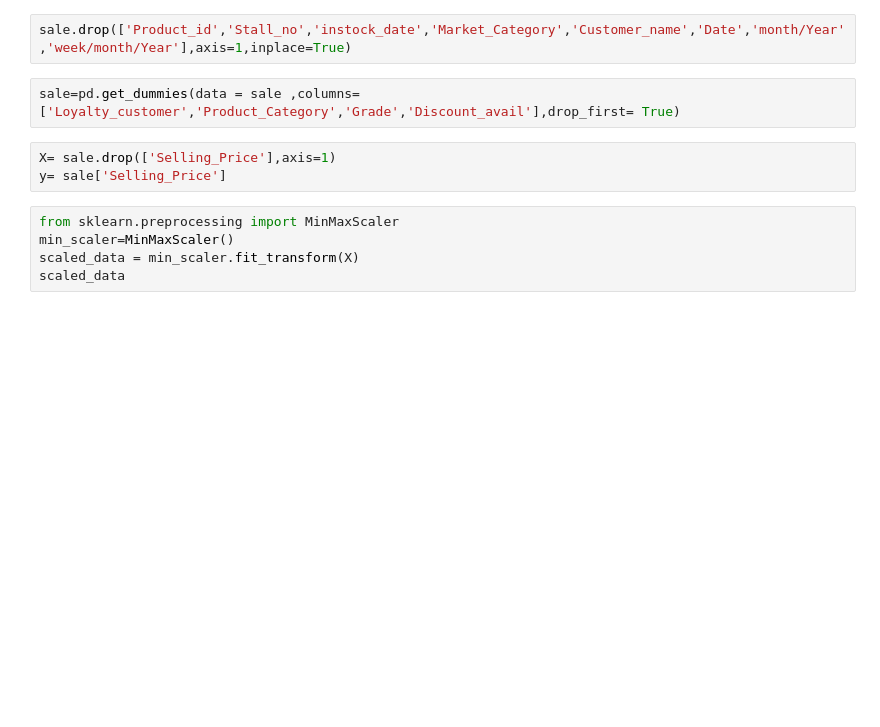
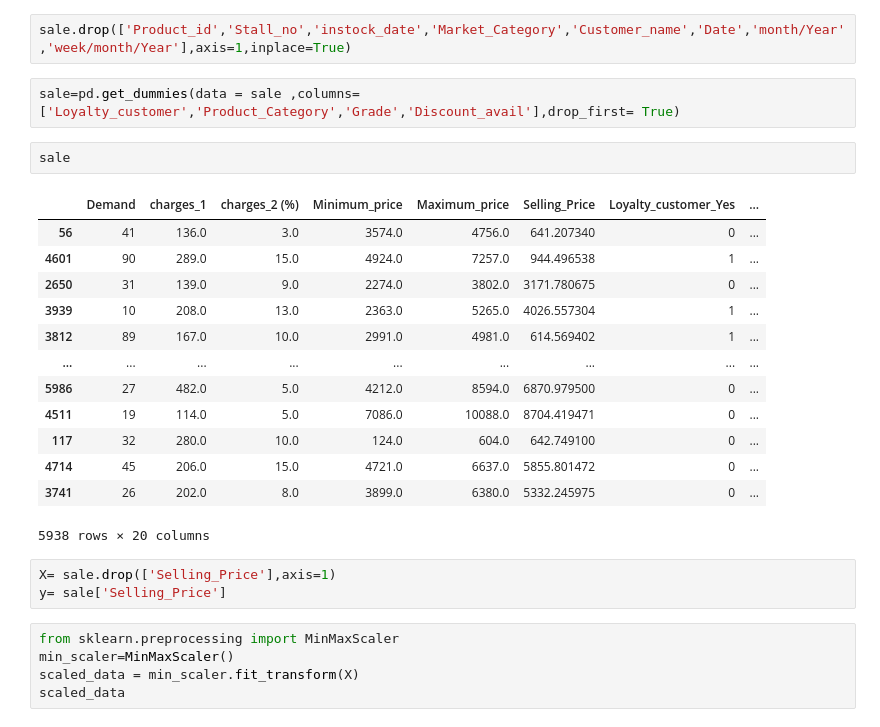
Before and after one commit to AnushaNarayananP/class-lectures-track-1-ml, a Jupyter notebook: Linear Regression practice sales.ipynb, the cells around one changed output. Saved outputs shown, nothing was run; the diff lists cells and outputs as text; blank space fills up the shorter version.

```diff
--- a/Linear Regression practice sales.ipynb
+++ b/Linear Regression practice sales.ipynb
@@ -385,6 +385,22 @@ plt.show()
 sale.drop(['Product_id','Stall_no','instock_date','Market_Category','Customer_name','Date','month/Year','week/month/Year'],axis=1,inplace=True)
 # %%
 sale=pd.get_dummies(data = sale ,columns=['Loyalty_customer','Product_Category','Grade','Discount_avail'],drop_first= True)
+# %%
+sale
+# %% [output]
+|  | Demand | charges_1 | charges_2 (%) | Minimum_price | Maximum_price | Selling_Price | Loyalty_customer_Yes | ... |
+| 56 | 41 | 136.0 | 3.0 | 3574.0 | 4756.0 | 641.207340 | 0 | ... |
+| 4601 | 90 | 289.0 | 15.0 | 4924.0 | 7257.0 | 944.496538 | 1 | ... |
+| 2650 | 31 | 139.0 | 9.0 | 2274.0 | 3802.0 | 3171.780675 | 0 | ... |
+| 3939 | 10 | 208.0 | 13.0 | 2363.0 | 5265.0 | 4026.557304 | 1 | ... |
+| 3812 | 89 | 167.0 | 10.0 | 2991.0 | 4981.0 | 614.569402 | 1 | ... |
+| ... | ... | ... | ... | ... | ... | ... | ... | ... |
+| 5986 | 27 | 482.0 | 5.0 | 4212.0 | 8594.0 | 6870.979500 | 0 | ... |
+| 4511 | 19 | 114.0 | 5.0 | 7086.0 | 10088.0 | 8704.419471 | 0 | ... |
+| 117 | 32 | 280.0 | 10.0 | 124.0 | 604.0 | 642.749100 | 0 | ... |
+| 4714 | 45 | 206.0 | 15.0 | 4721.0 | 6637.0 | 5855.801472 | 0 | ... |
+| 3741 | 26 | 202.0 | 8.0 | 3899.0 | 6380.0 | 5332.245975 | 0 | ... |
+5938 rows × 20 columns
 # %%
 X= sale.drop(['Selling_Price'],axis=1)
 y= sale['Selling_Price']
```
Also changed, not shown: parts of 1 cell of this notebook, 8 other files.
